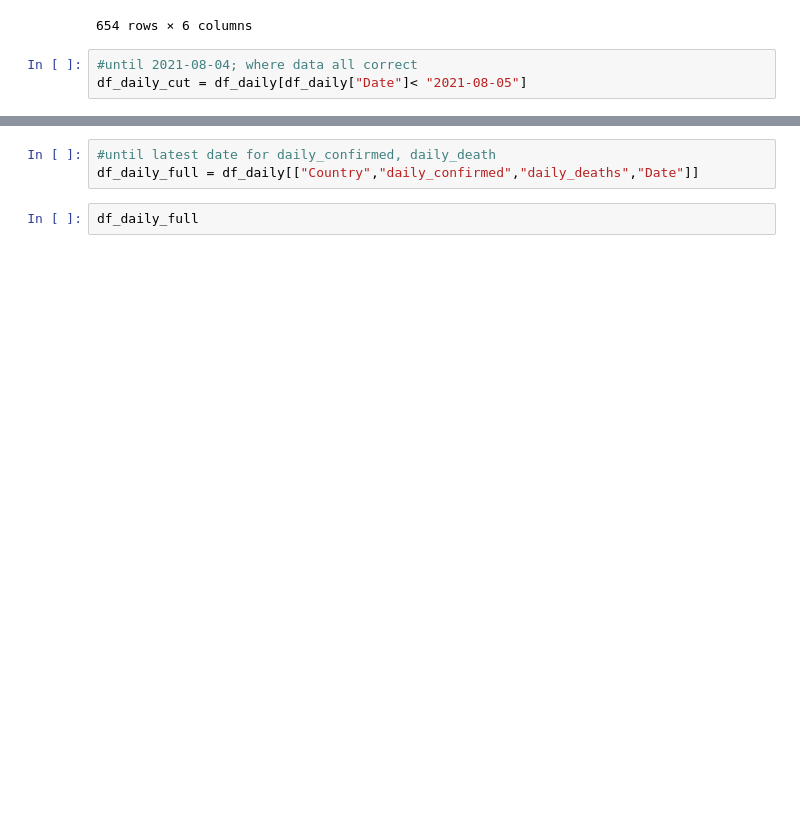
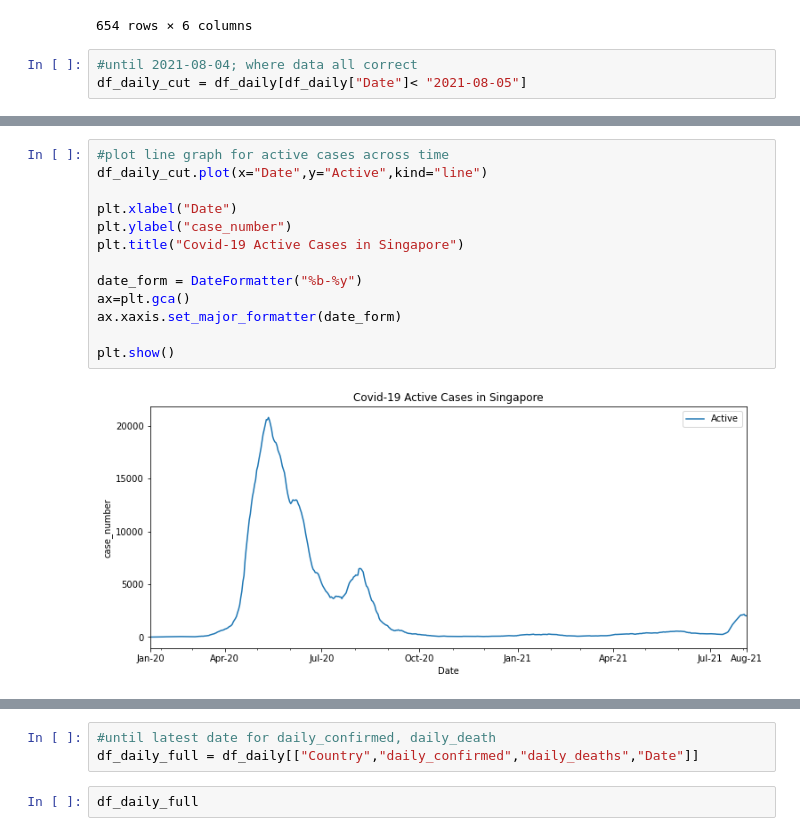
Before and after one commit to junhong950113/govtech_de, a Jupyter notebook: task4/Task4.ipynb, the cells around one changed output, grey strips where cells are left out. Cells and saved outputs as stored; diff of their text form; blank space fills up the shorter version.

```diff
--- a/task4/Task4.ipynb
+++ b/task4/Task4.ipynb
@@ -97,0 +106,15 @@ df_daily_cut
+# %%
+#plot line graph for active cases across time
+df_daily_cut.plot(x="Date",y="Active",kind="line")
+
+plt.xlabel("Date")
+plt.ylabel("case_number")
+plt.title("Covid-19 Active Cases in Singapore")
+
+date_form = DateFormatter("%b-%y")
+ax=plt.gca()
+ax.xaxis.set_major_formatter(date_form)
+
+plt.show()
+# %% [output]
+[figure, added]
```
Also changed, not shown: parts of 10 cells of this notebook.
